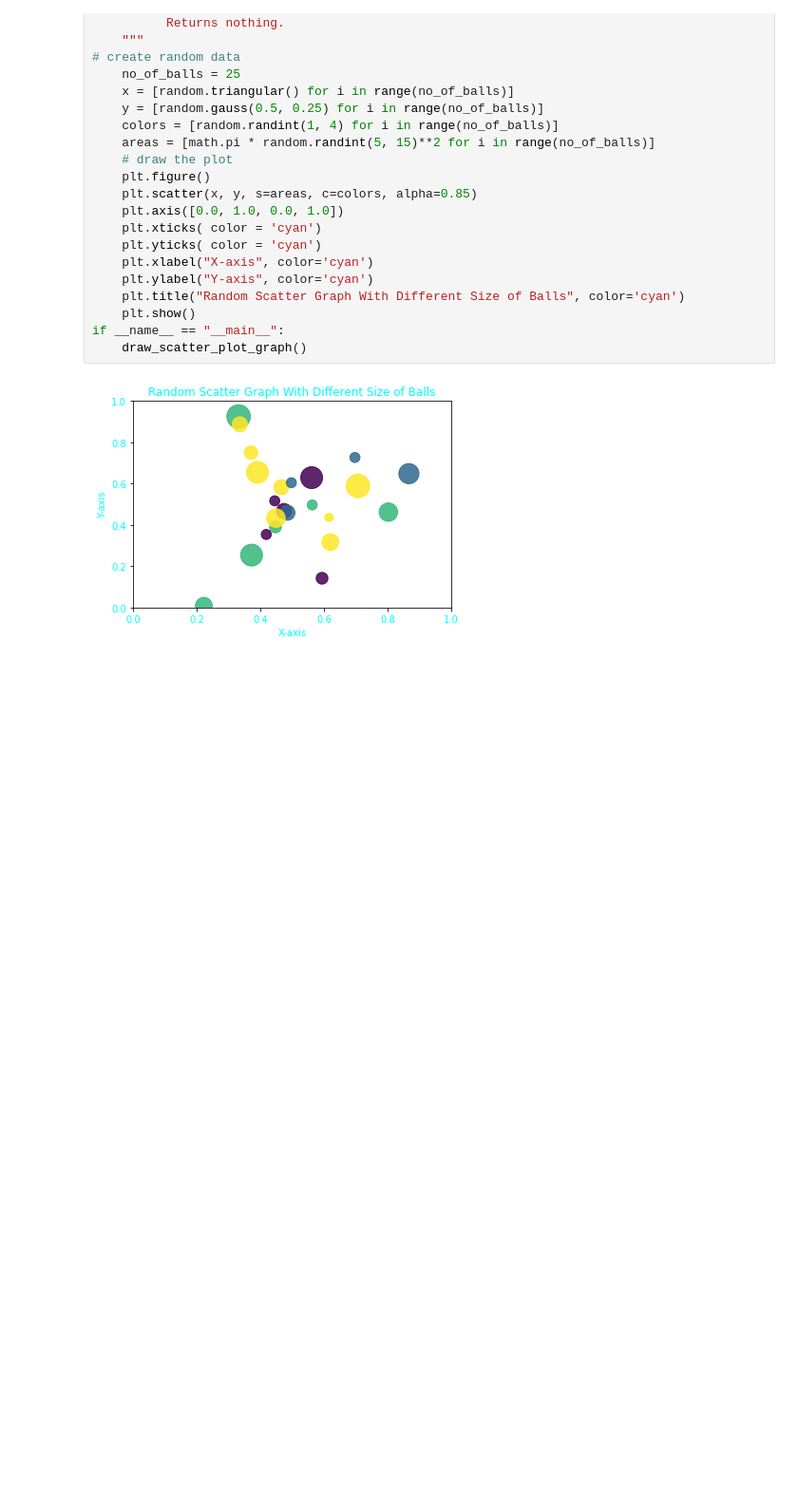
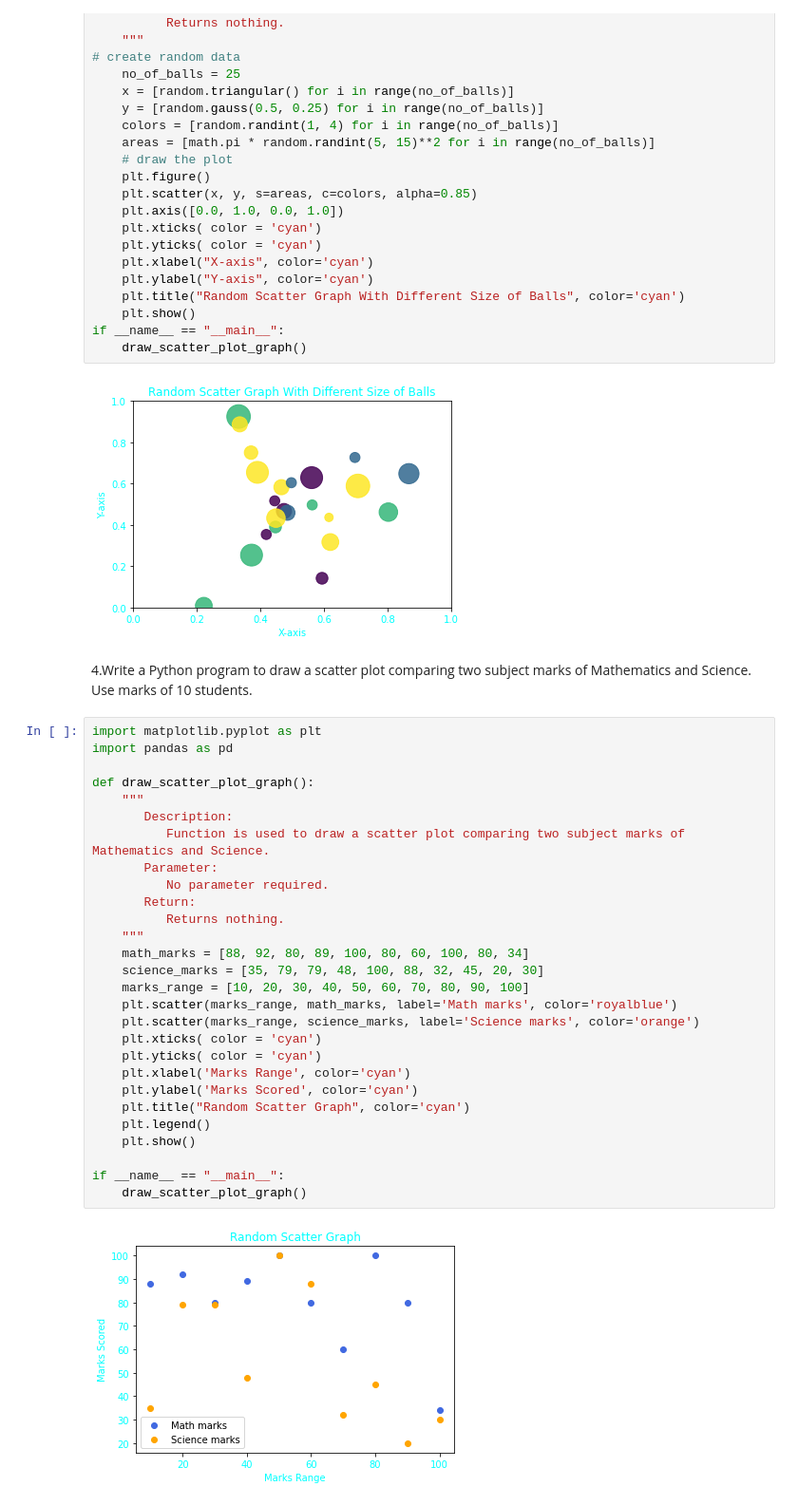
Before and after one commit to shaikhfarzana/Python-Libraries, a Jupyter notebook: Matplotlib_Scatterplot_Problems/Matplotlib_Scatterplot_Problems.ipynb, the cells around one changed output. Shown: that part at 95% size. Drawn from its saved outputs; the diff is of its cells as text; blank space fills up the shorter version.

Commit message:
[Farzana] Add: Python program to draw a scatter plot comparing two subject marks of Mathematics and Science.

```diff
--- a/Matplotlib_Scatterplot_Problems/Matplotlib_Scatterplot_Problems.ipynb
+++ b/Matplotlib_Scatterplot_Problems/Matplotlib_Scatterplot_Problems.ipynb
@@ -101,3 +101,35 @@ if __name__ == "__main__":
     draw_scatter_plot_graph()
 # %% [output]
 [figure]
+# %% [markdown]
+4.Write a Python program to draw a scatter plot comparing two subject marks of Mathematics and Science. Use marks of 10 students.
+# %%
+import matplotlib.pyplot as plt
+import pandas as pd
+
+def draw_scatter_plot_graph():
+    """
+       Description:
+          Function is used to draw a scatter plot comparing two subject marks of Mathematics and Science.
+       Parameter:
+          No parameter required.
+       Return:
+          Returns nothing.
+    """
+    math_marks = [88, 92, 80, 89, 100, 80, 60, 100, 80, 34]
+    science_marks = [35, 79, 79, 48, 100, 88, 32, 45, 20, 30]
+    marks_range = [10, 20, 30, 40, 50, 60, 70, 80, 90, 100]
+    plt.scatter(marks_range, math_marks, label='Math marks', color='royalblue')
+    plt.scatter(marks_range, science_marks, label='Science marks', color='orange')
+    plt.xticks( color = 'cyan')
+    plt.yticks( color = 'cyan')
+    plt.xlabel('Marks Range', color='cyan')
+    plt.ylabel('Marks Scored', color='cyan')
+    plt.title("Random Scatter Graph", color='cyan')
+    plt.legend()
+    plt.show()
+
+if __name__ == "__main__":
+    draw_scatter_plot_graph()
+# %% [output]
+[figure, added]
```
